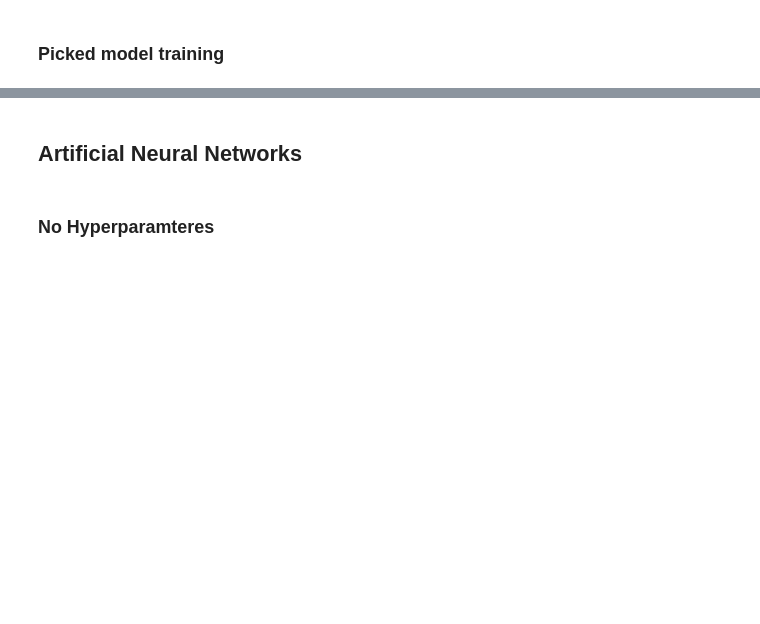
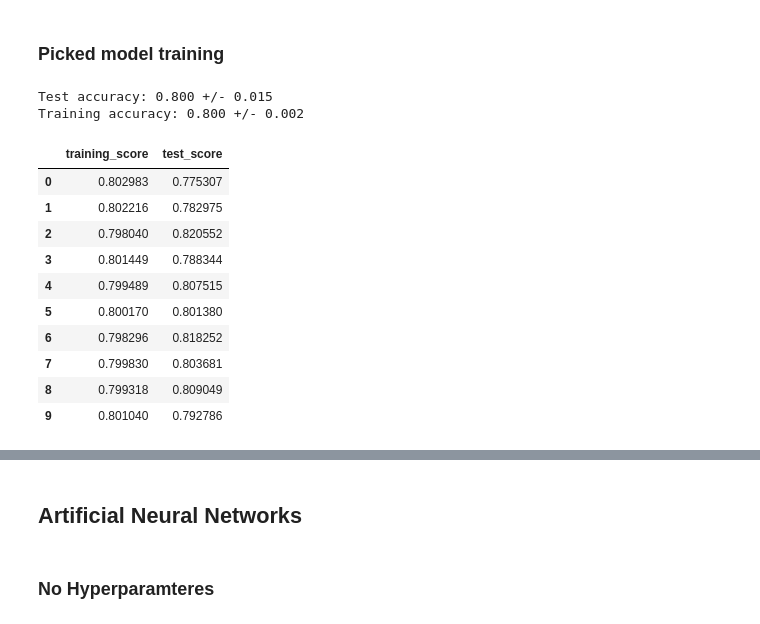
Before and after one commit to BarGanor/ml_project, a Jupyter notebook: project_part_2.ipynb, the cells around one changed output, grey strips where cells are left out. Saved outputs shown, nothing was run; the diff lists cells and outputs as text; code cells hidden in the pictures; blank space fills up the shorter version.

```diff
--- a/project_part_2.ipynb
+++ b/project_part_2.ipynb
@@ -55,7 +109,21 @@ KeyError: 'Test Score'
 # %% [markdown]
 ### Picked model training
 # %%
-dt_model = DecisionTreeClassifier(max_depth=5, criterion='entropy', min_samples_leaf=100, min_impurity_decrease=0.0001)
+dt_model = DecisionTreeClassifier(max_depth=3, criterion='entropy', min_samples_leaf=81, min_impurity_decrease=0.0001)
 train_model_by_kfold(data, dt_model)
+# %% [output]
+Test accuracy: 0.800 +/- 0.015
+Training accuracy: 0.800 +/- 0.002
+|  | training_score | test_score |
+| 0 | 0.802983 | 0.775307 |
+| 1 | 0.802216 | 0.782975 |
+| 2 | 0.798040 | 0.820552 |
+| 3 | 0.801449 | 0.788344 |
+| 4 | 0.799489 | 0.807515 |
+| 5 | 0.800170 | 0.801380 |
+| 6 | 0.798296 | 0.818252 |
+| 7 | 0.799830 | 0.803681 |
+| 8 | 0.799318 | 0.809049 |
+| 9 | 0.801040 | 0.792786 |
 # %%
 plt.figure(figsize=(70,30))
```
Also changed, not shown: parts of 22 cells of this notebook, 7 other files.
